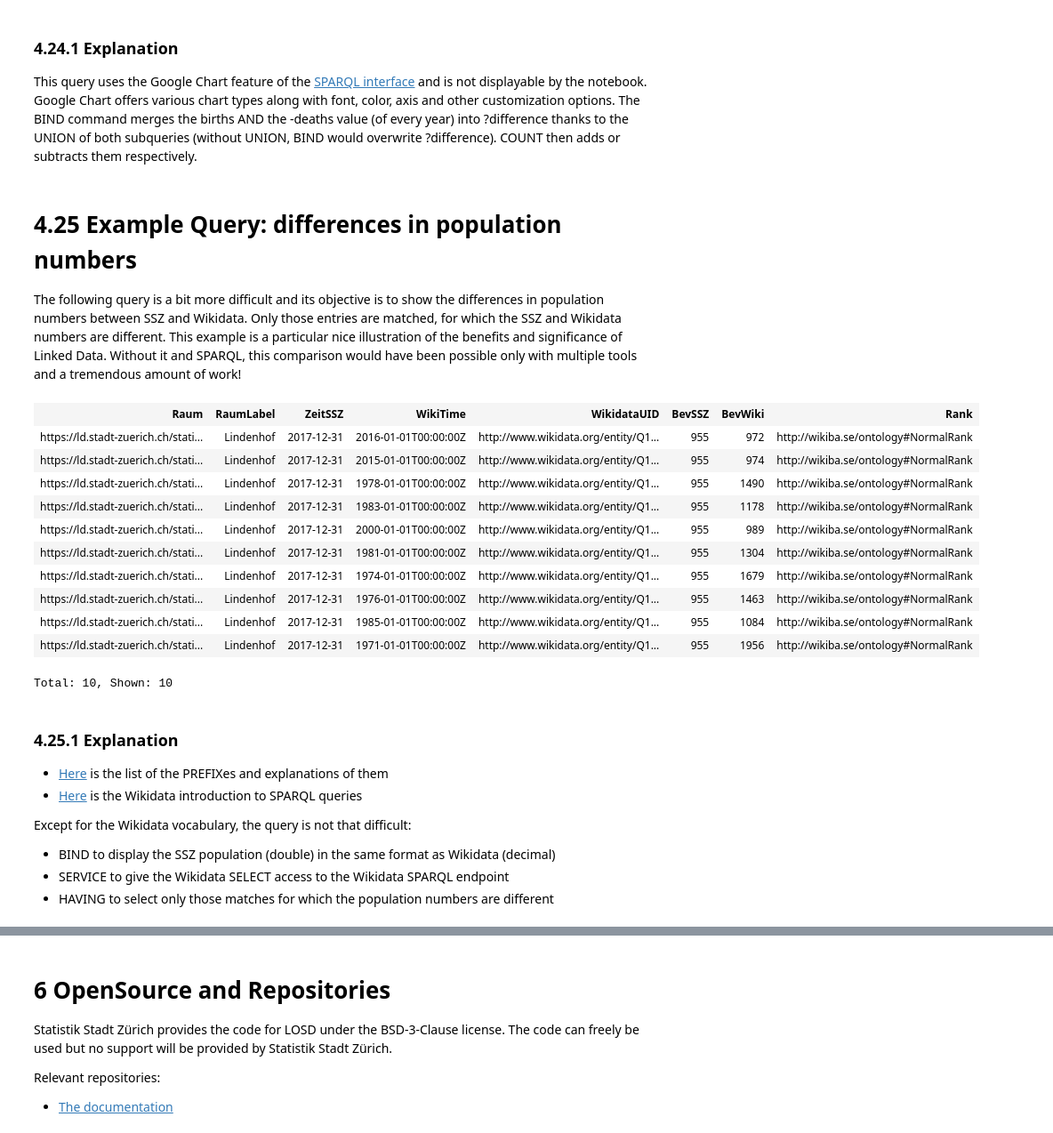
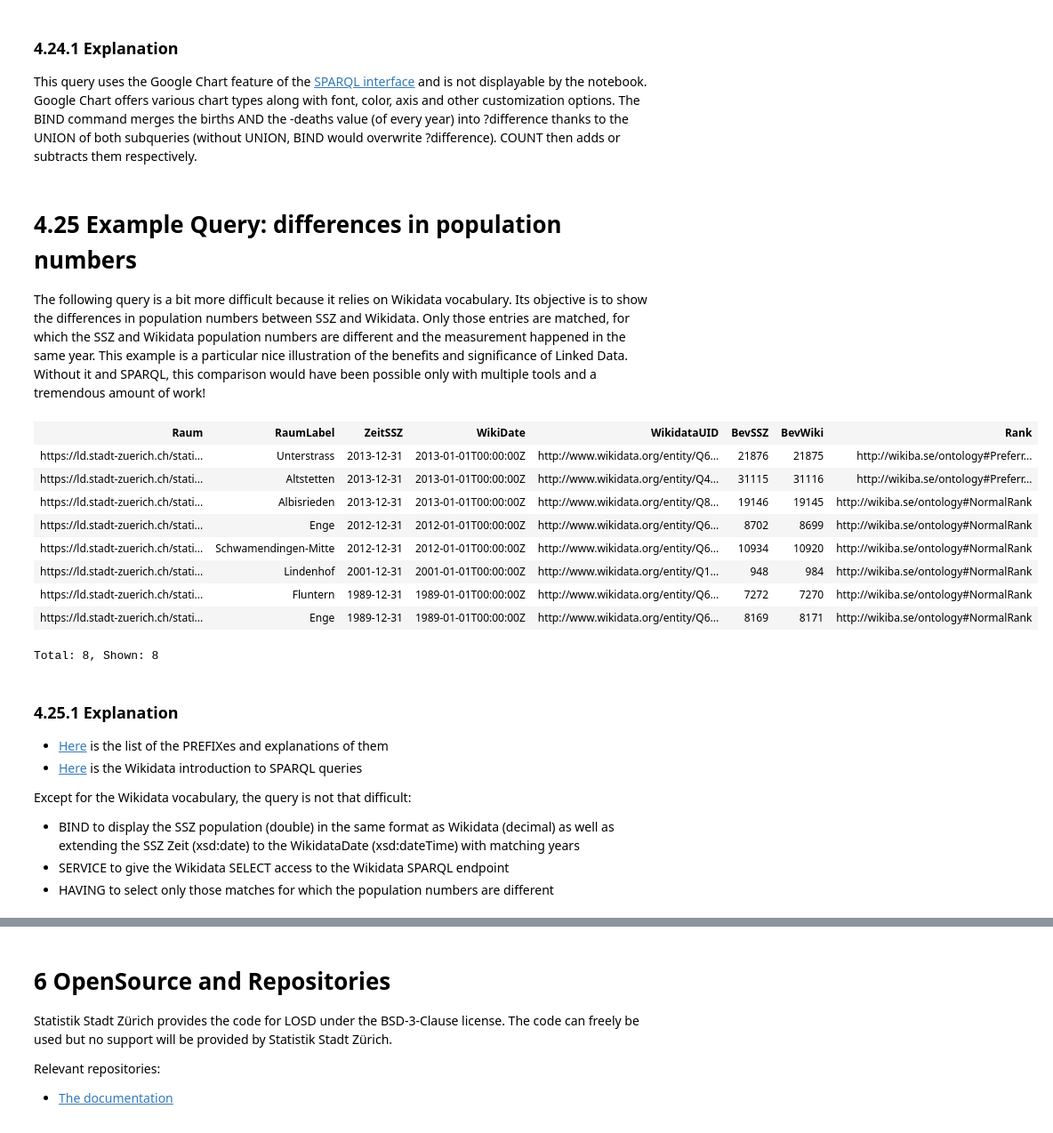
Before and after one commit to StatistikStadtZuerich/documentation, a Jupyter notebook: Linked_Data/Manual/LOSD_Manual_of_Statistik_Stadt_Zurich.ipynb, the cells around one changed output, grey strips where cells are left out. Shown at 89% size. Drawn from its saved outputs; the diff is of its cells as text; code cells hidden in the pictures.

```diff
--- a/Linked_Data/Manual/LOSD_Manual_of_Statistik_Stadt_Zurich.ipynb
+++ b/Linked_Data/Manual/LOSD_Manual_of_Statistik_Stadt_Zurich.ipynb
@@ -1614,7 +1782,7 @@ Total: 38, Shown: 20
 This query uses the Google Chart feature of the [SPARQL interface](https://ld.stadt-zuerich.ch/sparql/) and is not displayable by the notebook. Google Chart offers various chart types along with font, color, axis and other customization options. The BIND command merges the births AND the -deaths value (of every year) into ?difference thanks to the UNION of both subqueries (without UNION, BIND would overwrite ?difference). COUNT then adds or subtracts them respectively.
 # %% [markdown]
 # 4.25 Example Query: differences in population numbers<a id="425"></a>
-The following query is a bit more difficult and its objective is to show the differences in population numbers between SSZ and Wikidata. Only those entries are matched, for which the SSZ and Wikidata numbers are different. This example is a particular nice illustration of the benefits and significance of Linked Data. Without it and SPARQL, this comparison would have been possible only with multiple tools and a tremendous amount of work!
+The following query is a bit more difficult because it relies on Wikidata vocabulary. Its objective is to show the differences in population numbers between SSZ and Wikidata. Only those entries are matched, for which the SSZ and Wikidata population numbers are different and the measurement happened in the same year. This example is a particular nice illustration of the benefits and significance of Linked Data. Without it and SPARQL, this comparison would have been possible only with multiple tools and a tremendous amount of work!
 # %%
 >SPARQL
 PREFIX rdf: <http://www.w3.org/1999/02/22-rdf-syntax-ns#>
@@ -1633,55 +1801,55 @@ PREFIX measure: <https://ld.stadt-zuerich.ch/statistics/measure/>
 PREFIX dimension: <https://ld.stadt-zuerich.ch/statistics/property/>
 PREFIX attribute: <https://ld.stadt-zuerich.ch/statistics/attribute/>
 PREFIX code: <https://ld.stadt-zuerich.ch/statistics/code/>
 
-SELECT ?Raum ?RaumLabel ?ZeitSSZ ?WikiTime ?WikidataUID ?BevSSZ ?BevWiki ?Rank
+SELECT DISTINCT ?Raum ?RaumLabel ?ZeitSSZ ?WikiDate ?WikidataUID ?BevSSZ ?BevWiki ?Rank
+FROM <https://linked.opendata.swiss/graph/zh/statistics>
 WHERE{
     ?sub a qb:Observation;
         qb:dataSet dataset:BEW-RAUM-ZEIT;
         measure:BEW ?Bevoelkerung;
         dimension:RAUM ?Raum;
         dimension:ZEIT ?ZeitSSZ.
 
     ?Raum owl:sameAs ?WikidataUID;
         skos:broader code:Quartier;
         rdfs:label ?RaumLabel.
 
     BIND(xsd:decimal(?Bevoelkerung) AS ?BevSSZ)
+    BIND(xsd:dateTime(CONCAT(SUBSTR(STR(?ZeitSSZ),1,4),"-01-01T00:00:00Z")) AS ?WikiDate)
 
     SERVICE <https://query.wikidata.org/bigdata/namespace/wdq/sparql>{
-    SELECT ?BevWiki ?WikiTime ?WikidataUID ?Rank
+    SELECT ?BevWiki ?WikiDate ?WikidataUID ?Rank
     WHERE{
         ?WikidataUID wdt:P31 wd:Q19644586;
             p:P1082 ?EinwohnerProperty.
 
         ?EinwohnerProperty ps:P1082 ?BevWiki;
-            pq:P585 ?WikiTime;
+            pq:P585 ?WikiDate;
             wikibase:rank ?Rank.
         }
     }
 }
 HAVING (?BevSSZ != ?BevWiki)
 ORDER BY DESC(?ZeitSSZ)
-LIMIT 10
+LIMIT 100
 # %% [output]
-| Raum | RaumLabel | ZeitSSZ | WikiTime | WikidataUID | BevSSZ | BevWiki | Rank |
-| https://ld.stadt-zuerich.ch/stati... | Lindenhof | 2017-12-31 | 2016-01-01T00:00:00Z | http://www.wikidata.org/entity/Q1... | 955 | 972 | http://wikiba.se/ontology#NormalRank |
-| https://ld.stadt-zuerich.ch/stati... | Lindenhof | 2017-12-31 | 2015-01-01T00:00:00Z | http://www.wikidata.org/entity/Q1... | 955 | 974 | http://wikiba.se/ontology#NormalRank |
-| https://ld.stadt-zuerich.ch/stati... | Lindenhof | 2017-12-31 | 1978-01-01T00:00:00Z | http://www.wikidata.org/entity/Q1... | 955 | 1490 | http://wikiba.se/ontology#NormalRank |
-| https://ld.stadt-zuerich.ch/stati... | Lindenhof | 2017-12-31 | 1983-01-01T00:00:00Z | http://www.wikidata.org/entity/Q1... | 955 | 1178 | http://wikiba.se/ontology#NormalRank |
-| https://ld.stadt-zuerich.ch/stati... | Lindenhof | 2017-12-31 | 2000-01-01T00:00:00Z | http://www.wikidata.org/entity/Q1... | 955 | 989 | http://wikiba.se/ontology#NormalRank |
-| https://ld.stadt-zuerich.ch/stati... | Lindenhof | 2017-12-31 | 1981-01-01T00:00:00Z | http://www.wikidata.org/entity/Q1... | 955 | 1304 | http://wikiba.se/ontology#NormalRank |
-| https://ld.stadt-zuerich.ch/stati... | Lindenhof | 2017-12-31 | 1974-01-01T00:00:00Z | http://www.wikidata.org/entity/Q1... | 955 | 1679 | http://wikiba.se/ontology#NormalRank |
-| https://ld.stadt-zuerich.ch/stati... | Lindenhof | 2017-12-31 | 1976-01-01T00:00:00Z | http://www.wikidata.org/entity/Q1... | 955 | 1463 | http://wikiba.se/ontology#NormalRank |
-| https://ld.stadt-zuerich.ch/stati... | Lindenhof | 2017-12-31 | 1985-01-01T00:00:00Z | http://www.wikidata.org/entity/Q1... | 955 | 1084 | http://wikiba.se/ontology#NormalRank |
-| https://ld.stadt-zuerich.ch/stati... | Lindenhof | 2017-12-31 | 1971-01-01T00:00:00Z | http://www.wikidata.org/entity/Q1... | 955 | 1956 | http://wikiba.se/ontology#NormalRank |
+| Raum | RaumLabel | ZeitSSZ | WikiDate | WikidataUID | BevSSZ | BevWiki | Rank |
+| https://ld.stadt-zuerich.ch/stati... | Unterstrass | 2013-12-31 | 2013-01-01T00:00:00Z | http://www.wikidata.org/entity/Q6... | 21876 | 21875 | http://wikiba.se/ontology#Preferr... |
+| https://ld.stadt-zuerich.ch/stati... | Altstetten | 2013-12-31 | 2013-01-01T00:00:00Z | http://www.wikidata.org/entity/Q4... | 31115 | 31116 | http://wikiba.se/ontology#Preferr... |
+| https://ld.stadt-zuerich.ch/stati... | Albisrieden | 2013-12-31 | 2013-01-01T00:00:00Z | http://www.wikidata.org/entity/Q8... | 19146 | 19145 | http://wikiba.se/ontology#NormalRank |
+| https://ld.stadt-zuerich.ch/stati... | Enge | 2012-12-31 | 2012-01-01T00:00:00Z | http://www.wikidata.org/entity/Q6... | 8702 | 8699 | http://wikiba.se/ontology#NormalRank |
+| https://ld.stadt-zuerich.ch/stati... | Schwamendingen-Mitte | 2012-12-31 | 2012-01-01T00:00:00Z | http://www.wikidata.org/entity/Q6... | 10934 | 10920 | http://wikiba.se/ontology#NormalRank |
+| https://ld.stadt-zuerich.ch/stati... | Lindenhof | 2001-12-31 | 2001-01-01T00:00:00Z | http://www.wikidata.org/entity/Q1... | 948 | 984 | http://wikiba.se/ontology#NormalRank |
+| https://ld.stadt-zuerich.ch/stati... | Fluntern | 1989-12-31 | 1989-01-01T00:00:00Z | http://www.wikidata.org/entity/Q6... | 7272 | 7270 | http://wikiba.se/ontology#NormalRank |
+| https://ld.stadt-zuerich.ch/stati... | Enge | 1989-12-31 | 1989-01-01T00:00:00Z | http://www.wikidata.org/entity/Q6... | 8169 | 8171 | http://wikiba.se/ontology#NormalRank |
-Total: 10, Shown: 10
+Total: 8, Shown: 8
 # %% [markdown]
 ### 4.25.1 Explanation<a id="4251"></a>
 * [Here](https://www.mediawiki.org/wiki/Wikibase/Indexing/RDF_Dump_Format#Full_list_of_prefixes) is the list of the PREFIXes and explanations of them
 * [Here](https://www.wikidata.org/wiki/Wikidata:SPARQL_query_service/queries#Working_with_qualifiers) is the Wikidata introduction to SPARQL queries
 
 Except for the Wikidata vocabulary, the query is not that difficult:
-* BIND to display the SSZ population (double) in the same format as Wikidata (decimal)
+* BIND to display the SSZ population (double) in the same format as Wikidata (decimal) as well as extending the SSZ Zeit (xsd:date) to the WikidataDate (xsd:dateTime) with  matching years
 * SERVICE to give the Wikidata SELECT access to the Wikidata SPARQL endpoint
 * HAVING to select only those matches for which the population numbers are different
```
Also changed, not shown: parts of 43 cells of this notebook.
